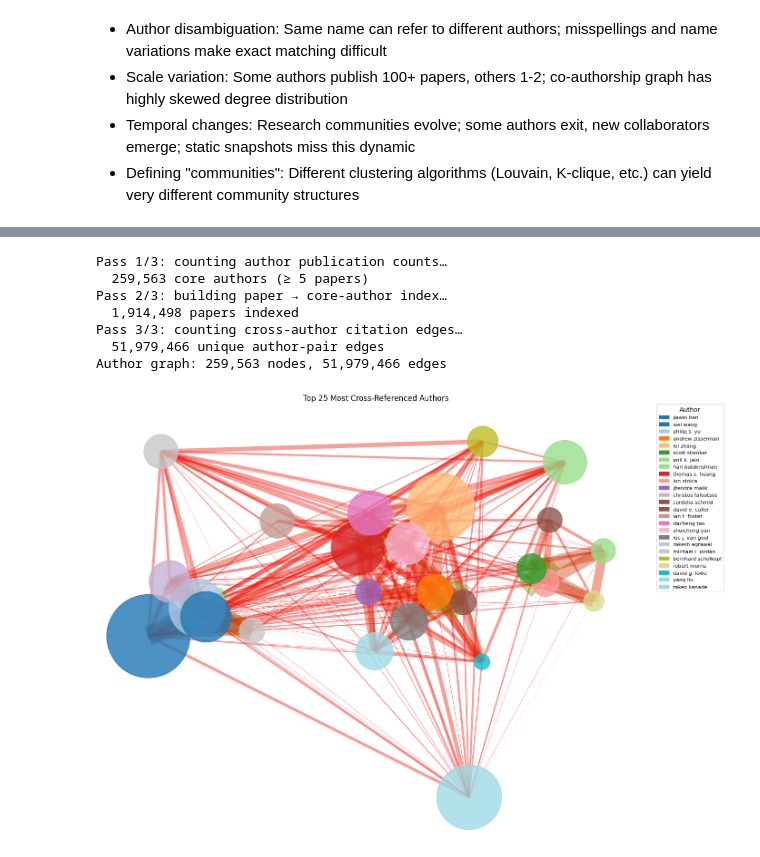
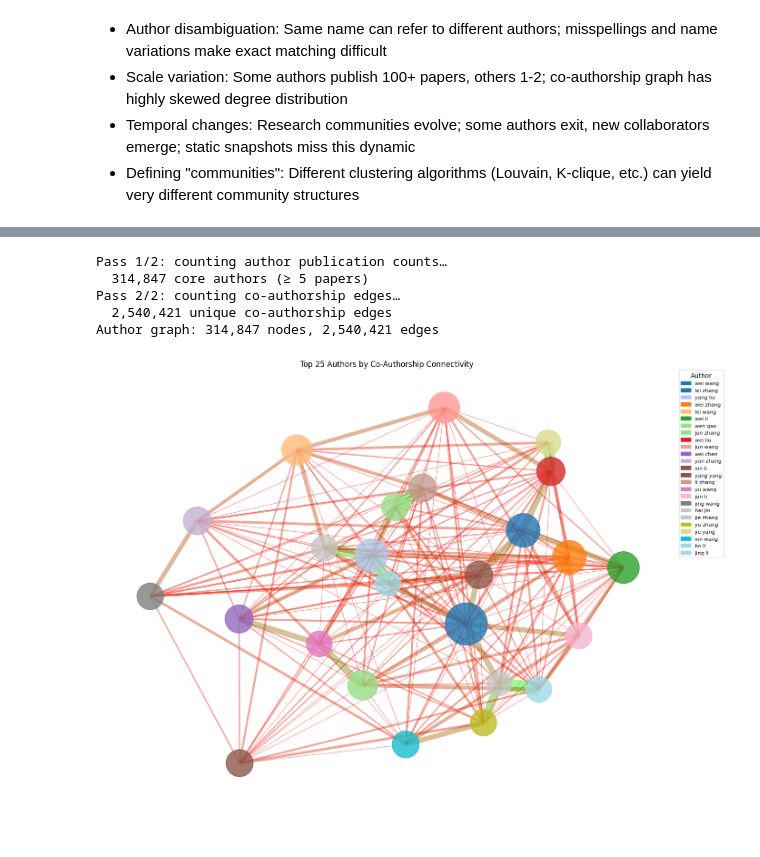
Before and after one commit to alesss-b/Data-Science-I-Group-Project, a Jupyter notebook: co-authorship_network_and_research_community_detection.ipynb, the cells around one changed output, grey strips where cells are left out. Drawn from its saved outputs; the diff is of its cells as text; code cells hidden in the pictures.

```diff
--- a/co-authorship_network_and_research_community_detection.ipynb
+++ b/co-authorship_network_and_research_community_detection.ipynb
@@ -165,8 +183,8 @@ plt.show()
 # %%
-"""Task 1.b: Build a graph where nodes are authors and edges represent cross-author citations (i.e., author A cites author B). Analyze the graph to identify influential authors and research communities, and visualize the relationships."""
+"""Task 1.b: Build a graph where nodes are authors and edges represent co-authorship (i.e., author A and author B appear on the same paper). Edge weight = number of shared papers. Analyze the graph to identify influential authors and research communities, and visualize the relationships."""
 
 # Pass 1: count publications per author; encode as integers to reduce memory
-print("Pass 1/3: counting author publication counts…")
+print("Pass 1/2: counting author publication counts…")
 raw_pub_count = defaultdict(int)
 for paper in sample_set.itertuples():
     if not isinstance(paper.authors, list):
@@ -181,42 +199,21 @@ del raw_pub_count
 gc.collect()
 print(f"  {len(author_to_idx):,} core authors (≥ {MIN_AUTHOR_PAPERS} papers)")
 
-# Pass 2: build paper → core-author index
-print("Pass 2/3: building paper → core-author index…")
-paper_to_authors = {}
+# Pass 2: count co-authorship edges (both endpoints must be core authors)
+print("Pass 2/2: counting co-authorship edges…")
+author_edge_weights = defaultdict(int)
 for paper in sample_set.itertuples():
     if not isinstance(paper.authors, list):
         continue
     core = [author_to_idx[a] for a in paper.authors[:MAX_AUTHORS_PER_PAPER]
             if a in author_to_idx]
-    if core:
-        paper_to_authors[paper.id] = core
+    if len(core) < 2:
+        continue
+    core.sort()
+    for i, j in combinations(core, 2):
+        author_edge_weights[(i, j)] += 1
 
-print(f"  {len(paper_to_authors):,} papers indexed")
-gc.collect()
-
-# Pass 3: count cross-author citation edges
-print("Pass 3/3: counting cross-author citation edges…")
-author_edge_weights = defaultdict(int)
-for paper in sample_set.itertuples():
-    if not isinstance(paper.authors, list) or not isinstance(paper.references, list):
-        continue
-    citing = [author_to_idx[a] for a in paper.authors[:MAX_AUTHORS_PER_PAPER]
-              if a in author_to_idx]
-    if not citing:
-        continue
-    for ref_id in paper.references[:MAX_REFS_PER_PAPER]:
-        cited = paper_to_authors.get(ref_id)
-        if not cited:
-            continue
-        for src in citing:
-            for tgt in cited:
-                if src != tgt:
-                    key = (src, tgt) if src < tgt else (tgt, src)
-                    author_edge_weights[key] += 1
-
-print(f"  {len(author_edge_weights):,} unique author-pair edges")
-del paper_to_authors
+print(f"  {len(author_edge_weights):,} unique co-authorship edges")
 gc.collect()
 
 # Build author graph
@@ -243,42 +240,39 @@ author_cmap = plt.get_cmap('tab20', TOP_N_AUTHORS)
 author_colors = {author: author_cmap(i) for i, author in enumerate(top_authors)}
 
 author_max_weight = max((d['weight'] for _, _, d in author_subgraph.edges(data=True)), default=1)
 author_no_edge_dist = 10.0 / author_max_weight
 
 author_layout_graph = nx.complete_graph(len(top_authors))
 author_layout_graph = nx.relabel_nodes(author_layout_graph, dict(enumerate(top_authors)))
 for u, v in author_layout_graph.edges():
     if author_subgraph.has_edge(u, v):
         author_layout_graph[u][v]['weight'] = 1.0 / author_subgraph[u][v]['weight']
     else:
         author_layout_graph[u][v]['weight'] = author_no_edge_dist
 
 author_pos = nx.kamada_kawai_layout(author_layout_graph, weight='weight')
 plt.figure(figsize=(14, 10))
-author_node_sizes = [author_subgraph.nodes[n]['size'] * 10 for n in author_subgraph.nodes()]
+author_node_sizes = [author_subgraph.nodes[n]['size'] * 2 for n in author_subgraph.nodes()]
 author_edge_raw = np.array([author_subgraph[u][v]['weight'] for u, v in author_subgraph.edges()], dtype=float)
-author_edge_widths = [author_subgraph[u][v]['weight'] / 10 for u, v in author_subgraph.edges()]
+author_edge_widths = [author_subgraph[u][v]['weight'] for u, v in author_subgraph.edges()]
 author_norm_weights = (author_edge_raw - author_edge_raw.min()) / (author_edge_raw.max() - author_edge_raw.min()) if author_edge_raw.max() > author_edge_raw.min() else np.zeros_like(author_edge_raw)
 author_edge_colors = [(1 - w, w, 0, 1) for w in author_norm_weights]
 author_node_colors = [author_colors[n] for n in author_subgraph.nodes()]
 
 nx.draw_networkx_edges(author_subgraph, author_pos, width=author_edge_widths, alpha=0.4, edge_color=author_edge_colors)
 nx.draw_networkx_nodes(author_subgraph, author_pos, node_size=author_node_sizes, alpha=0.8, node_color=author_node_colors)
 
-from matplotlib.patches import Patch
 author_legend_handles = [Patch(color=author_colors[a], label=a) for a in top_authors]
 plt.legend(handles=author_legend_handles, loc='upper left', bbox_to_anchor=(1.01, 1), borderaxespad=0, fontsize=8, title='Author')
 
-plt.title(f'Top {TOP_N_AUTHORS} Most Cross-Referenced Authors')
+plt.title(f'Top {TOP_N_AUTHORS} Authors by Co-Authorship Connectivity')
 plt.axis('off')
 plt.tight_layout()
 plt.show()
 # %% [output]
-Pass 1/3: counting author publication counts…
-  259,563 core authors (≥ 5 papers)
-Pass 2/3: building paper → core-author index…
-  1,914,498 papers indexed
-Pass 3/3: counting cross-author citation edges…
-  51,979,466 unique author-pair edges
-Author graph: 259,563 nodes, 51,979,466 edges
+Pass 1/2: counting author publication counts…
+  314,847 core authors (≥ 5 papers)
+Pass 2/2: counting co-authorship edges…
+  2,540,421 unique co-authorship edges
+Author graph: 314,847 nodes, 2,540,421 edges
-[figure, old version]
+[figure, new version]
```
Also changed, not shown: parts of 8 cells of this notebook, 7 other files.
